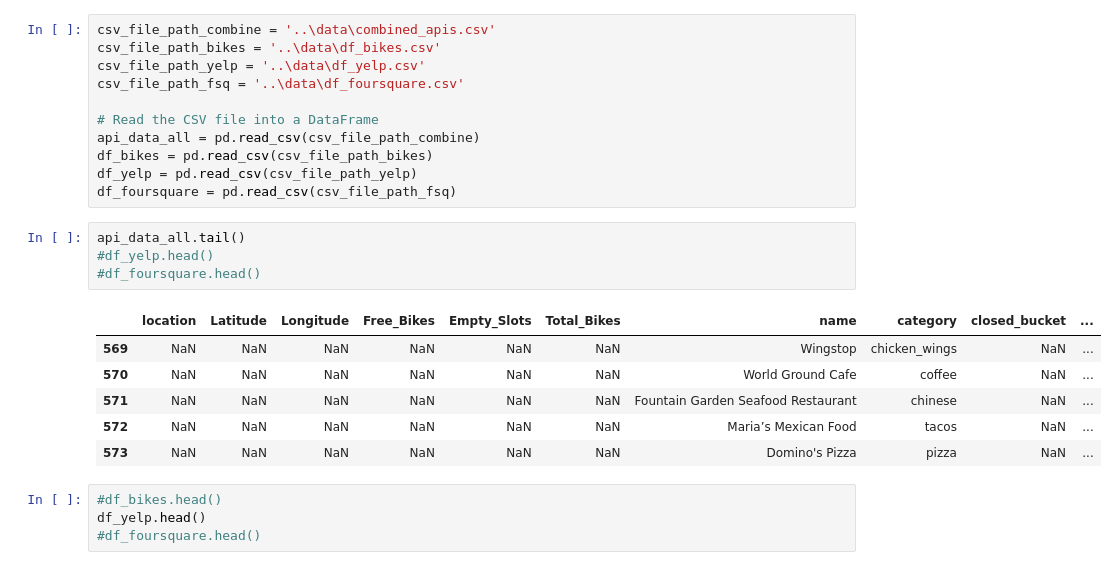
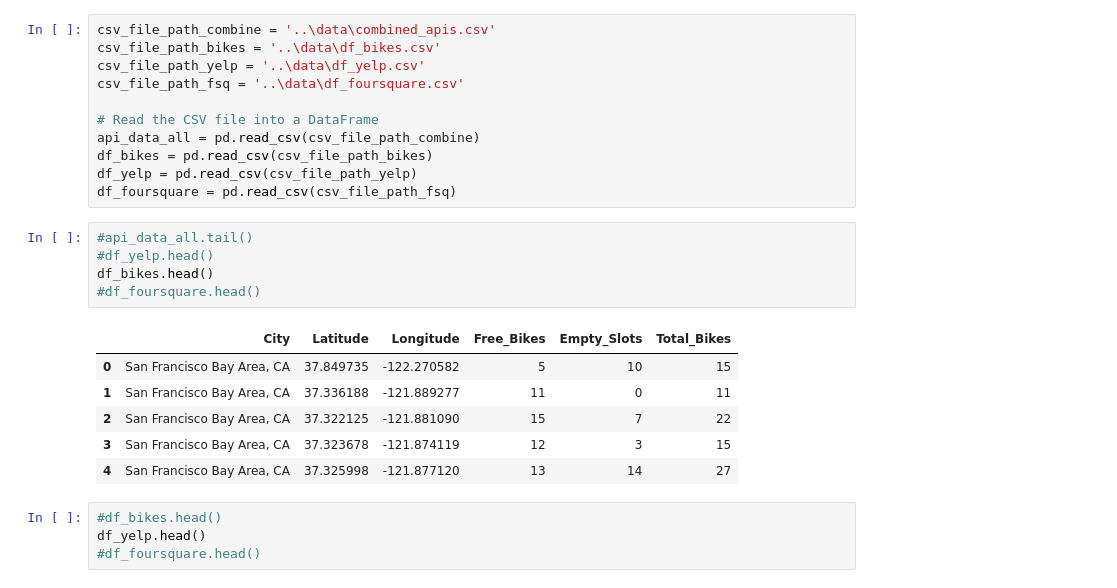
Before and after one commit to nas27/Statistical-Modelling-Project, a Jupyter notebook: notebooks/joining_data.ipynb, the cells around one changed output. Cells and saved outputs as stored; diff of their text form.

```diff
--- a/notebooks/joining_data.ipynb
+++ b/notebooks/joining_data.ipynb
@@ -27,16 +27,17 @@ df_bikes = pd.read_csv(csv_file_path_bikes)
 df_yelp = pd.read_csv(csv_file_path_yelp)
 df_foursquare = pd.read_csv(csv_file_path_fsq)
 # %%
-api_data_all.tail()
+#api_data_all.tail()
 #df_yelp.head()
+df_bikes.head()
 #df_foursquare.head()
 # %% [output]
-|  | location | Latitude | Longitude | Free_Bikes | Empty_Slots | Total_Bikes | name | category | closed_bucket | ... |
-| 569 | NaN | NaN | NaN | NaN | NaN | NaN | Wingstop | chicken_wings | NaN | ... |
-| 570 | NaN | NaN | NaN | NaN | NaN | NaN | World Ground Cafe | coffee | NaN | ... |
-| 571 | NaN | NaN | NaN | NaN | NaN | NaN | Fountain Garden Seafood Restaurant | chinese | NaN | ... |
-| 572 | NaN | NaN | NaN | NaN | NaN | NaN | Maria’s Mexican Food | tacos | NaN | ... |
-| 573 | NaN | NaN | NaN | NaN | NaN | NaN | Domino's Pizza | pizza | NaN | ... |
+|  | City | Latitude | Longitude | Free_Bikes | Empty_Slots | Total_Bikes |
+| 0 | San Francisco Bay Area, CA | 37.849735 | -122.270582 | 5 | 10 | 15 |
+| 1 | San Francisco Bay Area, CA | 37.336188 | -121.889277 | 11 | 0 | 11 |
+| 2 | San Francisco Bay Area, CA | 37.322125 | -121.881090 | 15 | 7 | 22 |
+| 3 | San Francisco Bay Area, CA | 37.323678 | -121.874119 | 12 | 3 | 15 |
+| 4 | San Francisco Bay Area, CA | 37.325998 | -121.877120 | 13 | 14 | 27 |
 # %%
 #df_bikes.head()
 df_yelp.head()
```
Also changed, not shown: parts of 1 cell of this notebook, 8 other files.
